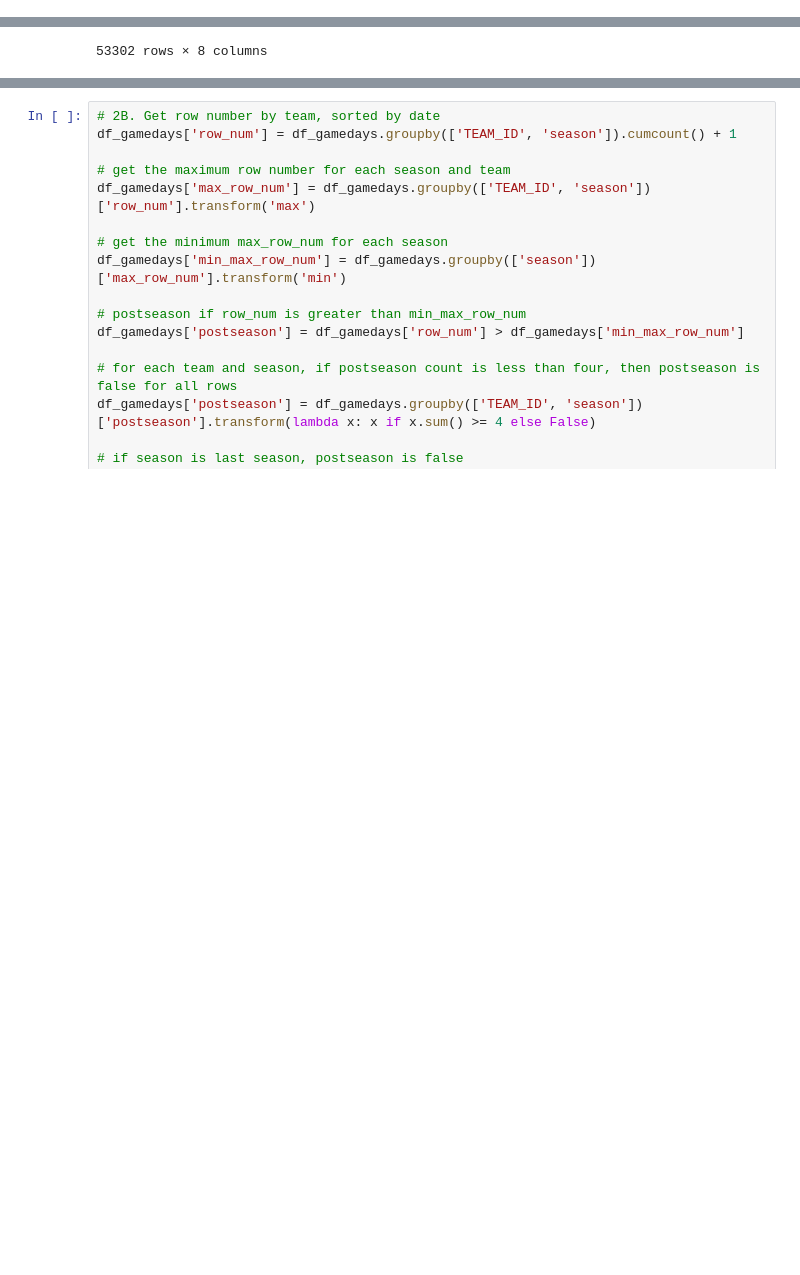
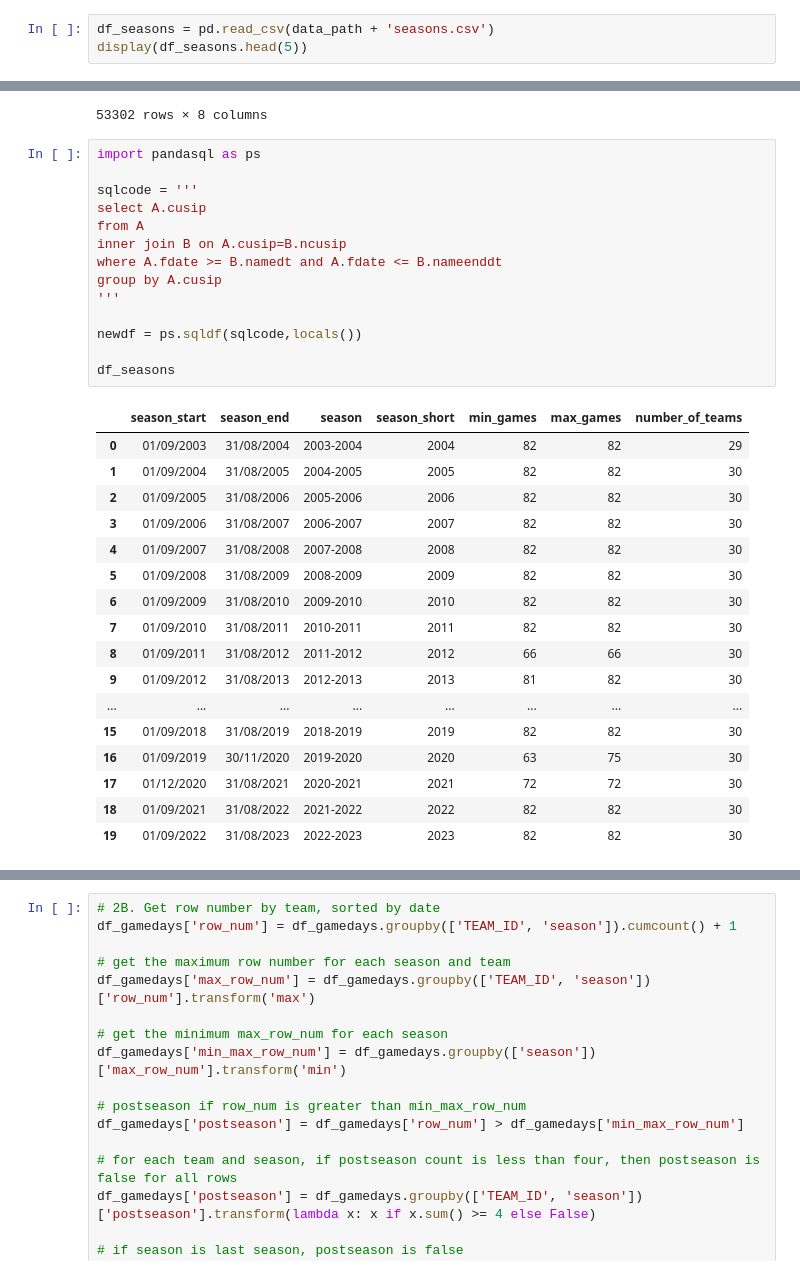
Before and after one commit to brownbrandon272/basketball, a Jupyter notebook: scripts/detail_explore.ipynb, the cells around one changed output, grey strips where cells are left out. Drawn from its saved outputs; the diff is of its cells as text; blank space fills up the shorter version.

Commit message:
Changes to be committed: 	new file:   data/nba_games/seasons.csv 	modified:   scripts/detail_explore.ipynb

```diff
--- a/scripts/detail_explore.ipynb
+++ b/scripts/detail_explore.ipynb
@@ -36 +36,4 @@ display(df_games.sample(5))
 5 rows × 21 columns
+# %%
+df_seasons = pd.read_csv(data_path + 'seasons.csv')
+display(df_seasons.head(5))
@@ -371,3 +381,35 @@ display(df_gamedays)
 | 26677 | 2022-12-19 | 22200460 | 1610612766 | 125.0 | 0 | 2022-12-18 | 1 | 19 |
 | 26663 | 2022-12-21 | 22200476 | 1610612766 | 105.0 | 0 | 2022-12-19 | 2 | 19 |
 53302 rows × 8 columns
+# %%
+import pandasql as ps
+
+sqlcode = '''
+select A.cusip
+from A
+inner join B on A.cusip=B.ncusip
+where A.fdate >= B.namedt and A.fdate <= B.nameenddt
+group by A.cusip
+'''
+
+newdf = ps.sqldf(sqlcode,locals())
+
+df_seasons
+# %% [output]
+|  | season_start | season_end | season | season_short | min_games | max_games | number_of_teams |
+| 0 | 01/09/2003 | 31/08/2004 | 2003-2004 | 2004 | 82 | 82 | 29 |
+| 1 | 01/09/2004 | 31/08/2005 | 2004-2005 | 2005 | 82 | 82 | 30 |
+| 2 | 01/09/2005 | 31/08/2006 | 2005-2006 | 2006 | 82 | 82 | 30 |
+| 3 | 01/09/2006 | 31/08/2007 | 2006-2007 | 2007 | 82 | 82 | 30 |
+| 4 | 01/09/2007 | 31/08/2008 | 2007-2008 | 2008 | 82 | 82 | 30 |
+| 5 | 01/09/2008 | 31/08/2009 | 2008-2009 | 2009 | 82 | 82 | 30 |
+| 6 | 01/09/2009 | 31/08/2010 | 2009-2010 | 2010 | 82 | 82 | 30 |
+| 7 | 01/09/2010 | 31/08/2011 | 2010-2011 | 2011 | 82 | 82 | 30 |
+| 8 | 01/09/2011 | 31/08/2012 | 2011-2012 | 2012 | 66 | 66 | 30 |
+| 9 | 01/09/2012 | 31/08/2013 | 2012-2013 | 2013 | 81 | 82 | 30 |
+| ... | ... | ... | ... | ... | ... | ... | ... |
+| 15 | 01/09/2018 | 31/08/2019 | 2018-2019 | 2019 | 82 | 82 | 30 |
+| 16 | 01/09/2019 | 30/11/2020 | 2019-2020 | 2020 | 63 | 75 | 30 |
+| 17 | 01/12/2020 | 31/08/2021 | 2020-2021 | 2021 | 72 | 72 | 30 |
+| 18 | 01/09/2021 | 31/08/2022 | 2021-2022 | 2022 | 82 | 82 | 30 |
+| 19 | 01/09/2022 | 31/08/2023 | 2022-2023 | 2023 | 82 | 82 | 30 |
```
Also changed, not shown: parts of 5 cells of this notebook, 1 other file.
